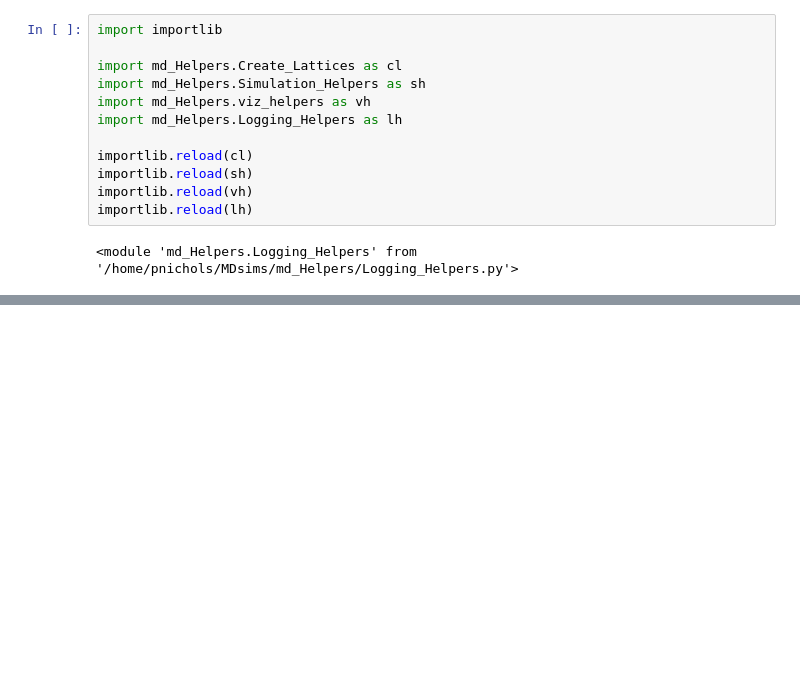
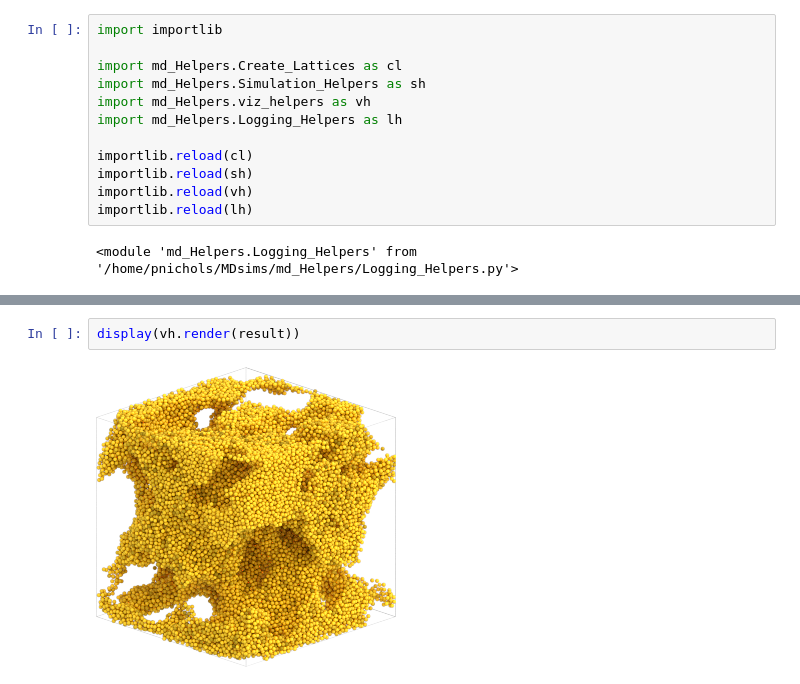
Before and after one commit to SBC-Collaboration/MDsims, a Jupyter notebook: Sandbox.ipynb, the cells around one changed output, grey strips where cells are left out. Drawn from its saved outputs; the diff is of its cells as text; blank space fills up the shorter version.

```diff
--- a/Sandbox.ipynb
+++ b/Sandbox.ipynb
@@ -51,3 +61,7 @@ vh.render(result["frame"])
+# %%
+display(vh.render(result))
+# %% [output]
+[figure, added]
 # %%
 vh.plot_log_quantity(log, "pressure")
 vh.plot_log_quantity(log, "kinetic_energy")
```
Also changed, not shown: parts of 7 cells of this notebook, 1 other file.
